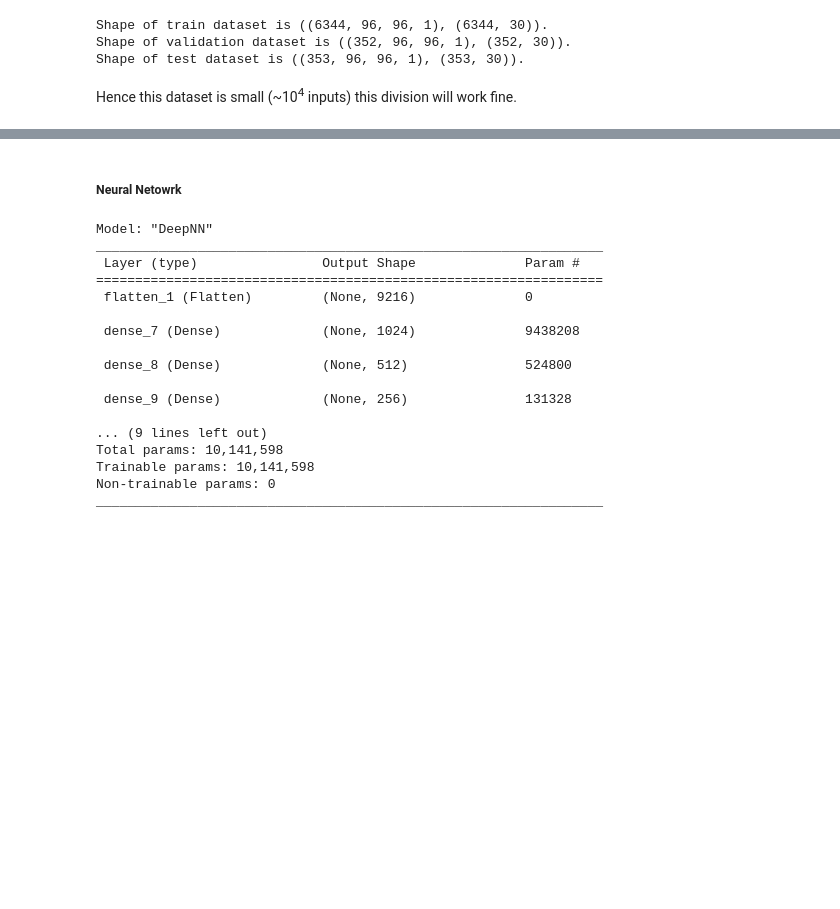
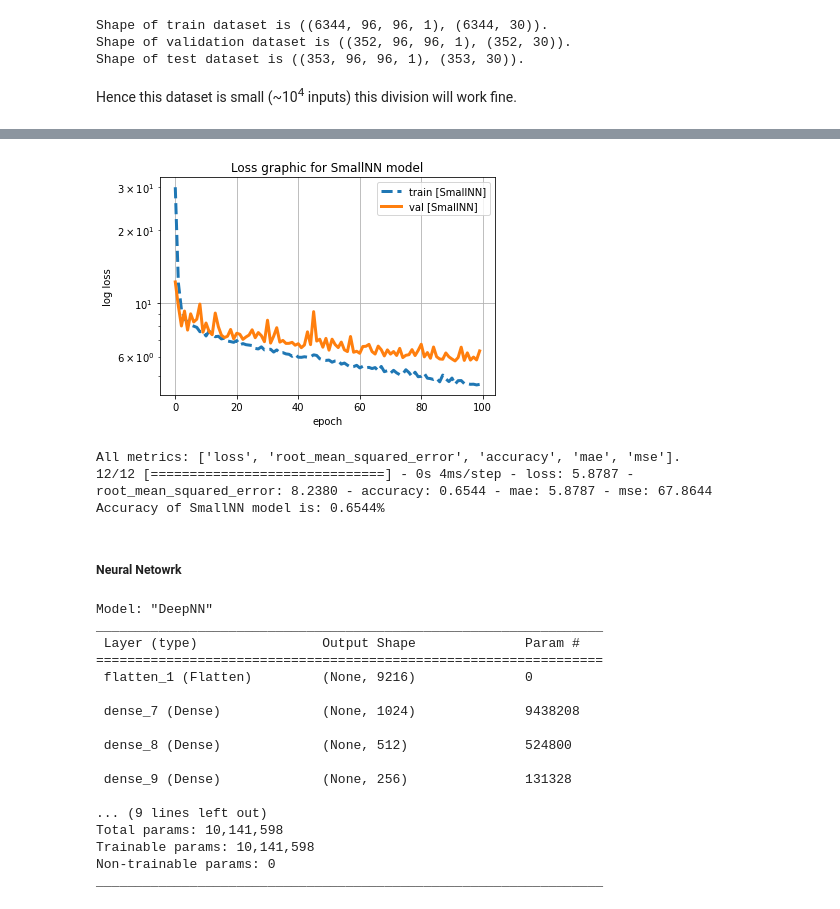
Before and after one commit to mdodovic/Facial-Keypoints-Detection, a Jupyter notebook: keypoints_detector.ipynb, the cells around one changed output, grey strips where cells are left out. Cells and saved outputs as stored; diff of their text form; code cells hidden in the pictures; blank space fills up the shorter version.

```diff
--- a/keypoints_detector.ipynb
+++ b/keypoints_detector.ipynb
@@ -205,0 +208,21 @@ def plot_loss(history, model_name, plt):
+# %%
+model_dropout_nn = Sequential(name="SmallNN")
+
+model_dropout_nn.add(Flatten(input_shape=(96, 96, 1)))
+
+model_dropout_nn.add(Dense(256, activation='relu'))
+
+#model_dropout_nn.add(Dropout(0.1))
+
+model_dropout_nn.add(Dense(128, activation='relu'))
+
+#model_dropout_nn.add(Dropout(0.1))
+
+model_dropout_nn.add(Dense(64, activation='relu'))
+
+
+model_dropout_nn.add(Dense(30))
+
+plot_model(model_dropout_nn, to_file='SmallNN.png', show_shapes=True)
+
+model_dropout_nn.summary()
@@ -205,0 +249,7 @@ def plot_loss(history, model_name, plt):
+# %%
+model_dropout_nn.compile(optimizer='adam', loss='mean_absolute_error', metrics=[RootMeanSquaredError(), 'accuracy', 'mae', 'mse'])
+# %%
+history_dropout_nn = model_dropout_nn.fit(X_train, y_train, validation_data=(X_val, y_val),
+                            epochs=100,
+                            batch_size=32,
+                            shuffle=True)
@@ -206,3 +274,15 @@ def plot_loss(history, model_name, plt):
+# %%
+plot_loss(history_dropout_nn.history, model_dropout_nn.name, plt)
+# %% [output]
+[figure, added]
+# %%
+print("All metrics: {}.".format(model_dropout_nn.metrics_names))
+evaluations_dropout_nn = model_dropout_nn.evaluate(X_test, y_test)
+print("Accuracy of {} model is: {:0.4f}%".format(model_dropout_nn.name, evaluations_dropout_nn[model_dropout_nn.metrics_names.index('accuracy')]))
+# %% [output]
+All metrics: ['loss', 'root_mean_squared_error', 'accuracy', 'mae', 'mse'].
+12/12 [==============================] - 0s 4ms/step - loss: 5.8787 - root_mean_squared_error: 8.2380 - accuracy: 0.6544 - mae: 5.8787 - mse: 67.8644
+Accuracy of SmallNN model is: 0.6544%
 # %% [markdown]
 ##### Neural Netowrk
 # %%
```
Also changed, not shown: parts of 3 cells of this notebook.
